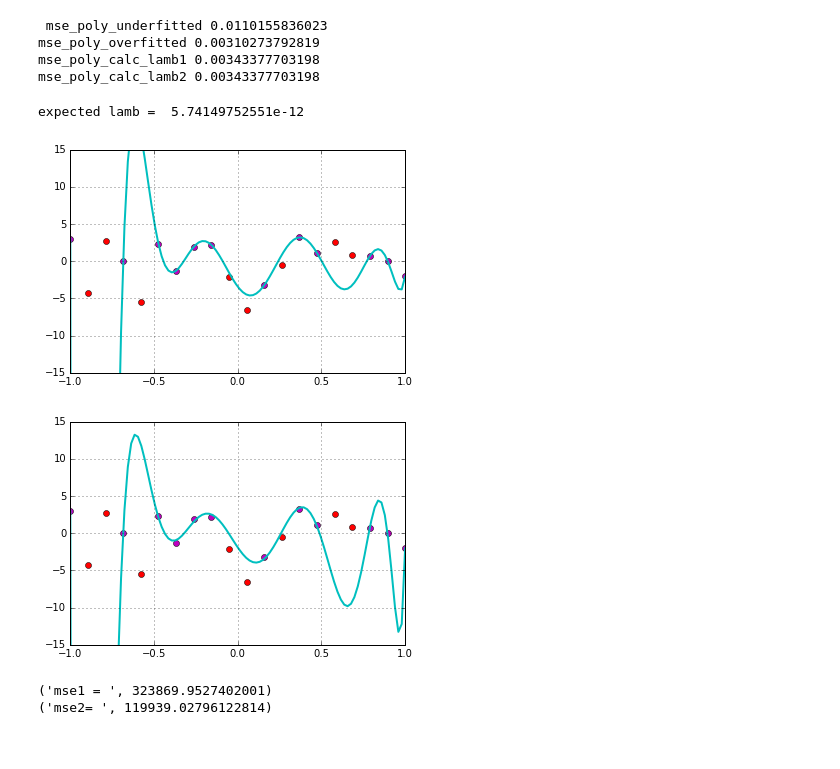
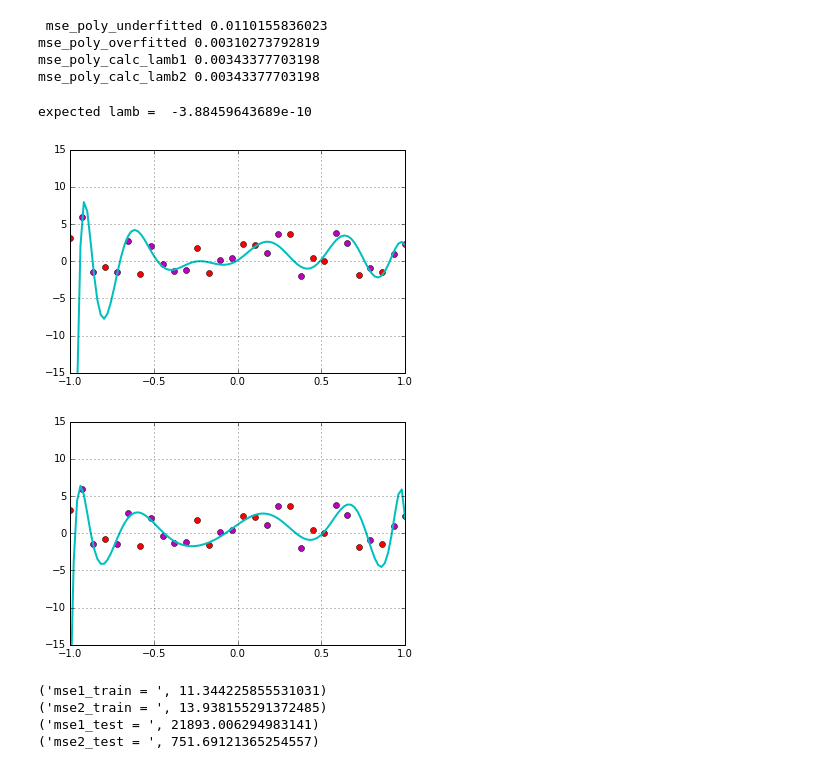
Before and after one commit to robroooh/ipynb_container, a Jupyter notebook: Regularization.ipynb, the cells around one changed output. Saved outputs shown, nothing was run; the diff lists cells and outputs as text; code cells hidden in the pictures.

```diff
--- a/Regularization.ipynb
+++ b/Regularization.ipynb
@@ -234,7 +234,7 @@ mse_poly_overfitted 0.00310273792819
 mse_poly_calc_lamb1 0.00343377703198
 mse_poly_calc_lamb2 0.00343377703198
 # %%
-(x_train,y_train),(x_test,y_test) = gen_data(20)
+(x_train,y_train),(x_test,y_test) = gen_data(30)
 plt.plot(x_train, y_train, 'mo')
 plt.plot(x_test, y_test, 'ro')
 plt.ylim([-15,15])
@@ -248,41 +248,47 @@ lr.set_nb_degree(nb_degree)
 
 ws = minimize(lr.cost, np.zeros(nb_degree), tol=1e-9)
 # print 'minimize for poly', ws.x
 
 overfitted_w = ws.x
 
 lr.set_w(ws.x)
 lr.drawlinepoly()
 
 #####
 
 plt.figure()
 plt.plot(x_train, y_train, 'mo')
 plt.plot(x_test, y_test, 'ro')
 plt.ylim([-15,15])
 plt.grid(True)
 
 expected_lamb = calc_lambda(x_train, y_train, overfitted_w, nb_degree)
 print "expected lamb = ", expected_lamb
 
 lr2 =  LinearRegression(toNDegree(x_train,nb_degree), y_train)
 lr2.set_lamb(expected_lamb)
 lr2.set_nb_degree(nb_degree)
 
 ws2 = minimize(lr2.cost, np.zeros(nb_degree))
 # print 'minimize for poly', ws2.x
 
 lr2.set_w(ws2.x)
 lr2.drawlinepoly()
 # %% [output]
-expected lamb =  5.74149752551e-12
+expected lamb =  -3.88459643689e-10
-[figure, old version]
+[figure, new version]
-[figure, old version]
+[figure, new version]
 # %%
 x_test_poly = toNDegree(x_test,nb_degree)
+x_train_poly = toNDegree(x_train,nb_degree)
 
-print ("mse1 = ", sum([(np.dot(lr.w, x_test_poly[i]) - y_test[i])**2 for i in range(len(x_test_poly))]))
-print ("mse2= ", sum([(np.dot(lr2.w, x_test_poly[i]) - y_test[i])**2 for i in range(len(x_test_poly))]))
+print ("mse1_train = ", sum([(np.dot(lr.w, x_train_poly[i]) - y_train[i])**2 for i in range(len(x_train_poly))]))
+print ("mse2_train = ", sum([(np.dot(lr2.w, x_train_poly[i]) - y_train[i])**2 for i in range(len(x_train_poly))]))
+
+print ("mse1_test = ", sum([(np.dot(lr.w, x_test_poly[i]) - y_test[i])**2 for i in range(len(x_test_poly))]))
+print ("mse2_test = ", sum([(np.dot(lr2.w, x_test_poly[i]) - y_test[i])**2 for i in range(len(x_test_poly))]))
 # %% [output]
-('mse1 = ', 323869.9527402001)
-('mse2= ', 119939.02796122814)
+('mse1_train = ', 11.344225855531031)
+('mse2_train = ', 13.938155291372485)
+('mse1_test = ', 21893.006294983141)
+('mse2_test = ', 751.69121365254557)
```
